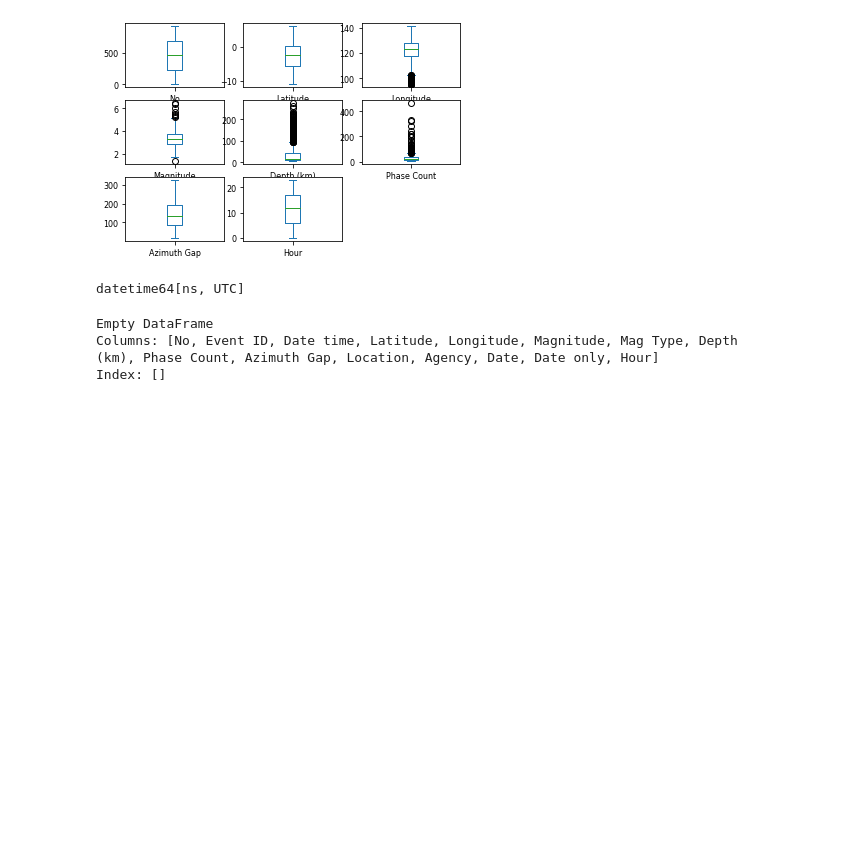
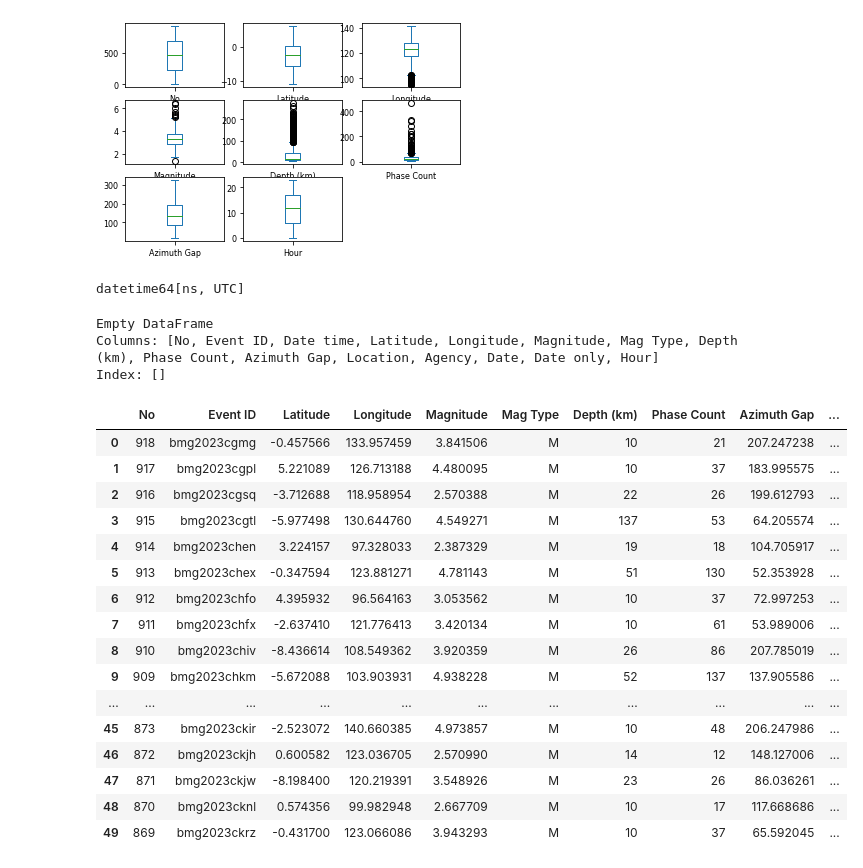
Before and after one commit to kristabdi/data-gempa, a Jupyter notebook: examine.ipynb, the cells around one changed output. Drawn from its saved outputs; the diff is of its cells as text; code cells hidden in the pictures; blank space fills up the shorter version.

```diff
--- a/examine.ipynb
+++ b/examine.ipynb
@@ -219,3 +219,36 @@ print(df[duplicates])
 Empty DataFrame
 Columns: [No, Event ID, Date time, Latitude, Longitude, Magnitude, Mag Type, Depth (km), Phase Count, Azimuth Gap, Location, Agency, Date, Date only, Hour]
 Index: []
+# %%
+# Group the dataframe by date
+df_by_date = df.groupby(df['Date only'])
+
+# Create an empty dataframe to store the results
+df_same_date = pd.DataFrame(columns=df.columns)
+
+# Iterate over each date group
+for date, group in df_by_date:
+    # If there are at least two events on the same date, add them to the new dataframe
+    if len(group) >= 2:
+        df_same_date = pd.concat([df_same_date, group], ignore_index=True)
+
+# Print the new dataframe containing events that occurred on the same date
+df_same_date.head(50)
+# %% [output]
+|  | No | Event ID | Latitude | Longitude | Magnitude | Mag Type | Depth (km) | Phase Count | Azimuth Gap | ... |
+| 0 | 918 | bmg2023cgmg | -0.457566 | 133.957459 | 3.841506 | M | 10 | 21 | 207.247238 | ... |
+| 1 | 917 | bmg2023cgpl | 5.221089 | 126.713188 | 4.480095 | M | 10 | 37 | 183.995575 | ... |
+| 2 | 916 | bmg2023cgsq | -3.712688 | 118.958954 | 2.570388 | M | 22 | 26 | 199.612793 | ... |
+| 3 | 915 | bmg2023cgtl | -5.977498 | 130.644760 | 4.549271 | M | 137 | 53 | 64.205574 | ... |
+| 4 | 914 | bmg2023chen | 3.224157 | 97.328033 | 2.387329 | M | 19 | 18 | 104.705917 | ... |
+| 5 | 913 | bmg2023chex | -0.347594 | 123.881271 | 4.781143 | M | 51 | 130 | 52.353928 | ... |
+| 6 | 912 | bmg2023chfo | 4.395932 | 96.564163 | 3.053562 | M | 10 | 37 | 72.997253 | ... |
+| 7 | 911 | bmg2023chfx | -2.637410 | 121.776413 | 3.420134 | M | 10 | 61 | 53.989006 | ... |
+| 8 | 910 | bmg2023chiv | -8.436614 | 108.549362 | 3.920359 | M | 26 | 86 | 207.785019 | ... |
+| 9 | 909 | bmg2023chkm | -5.672088 | 103.903931 | 4.938228 | M | 52 | 137 | 137.905586 | ... |
+| ... | ... | ... | ... | ... | ... | ... | ... | ... | ... | ... |
+| 45 | 873 | bmg2023ckir | -2.523072 | 140.660385 | 4.973857 | M | 10 | 48 | 206.247986 | ... |
+| 46 | 872 | bmg2023ckjh | 0.600582 | 123.036705 | 2.570990 | M | 14 | 12 | 148.127006 | ... |
+| 47 | 871 | bmg2023ckjw | -8.198400 | 120.219391 | 3.548926 | M | 23 | 26 | 86.036261 | ... |
+| 48 | 870 | bmg2023cknl | 0.574356 | 99.982948 | 2.667709 | M | 10 | 17 | 117.668686 | ... |
+| 49 | 869 | bmg2023ckrz | -0.431700 | 123.066086 | 3.943293 | M | 10 | 37 | 65.592045 | ... |
```
